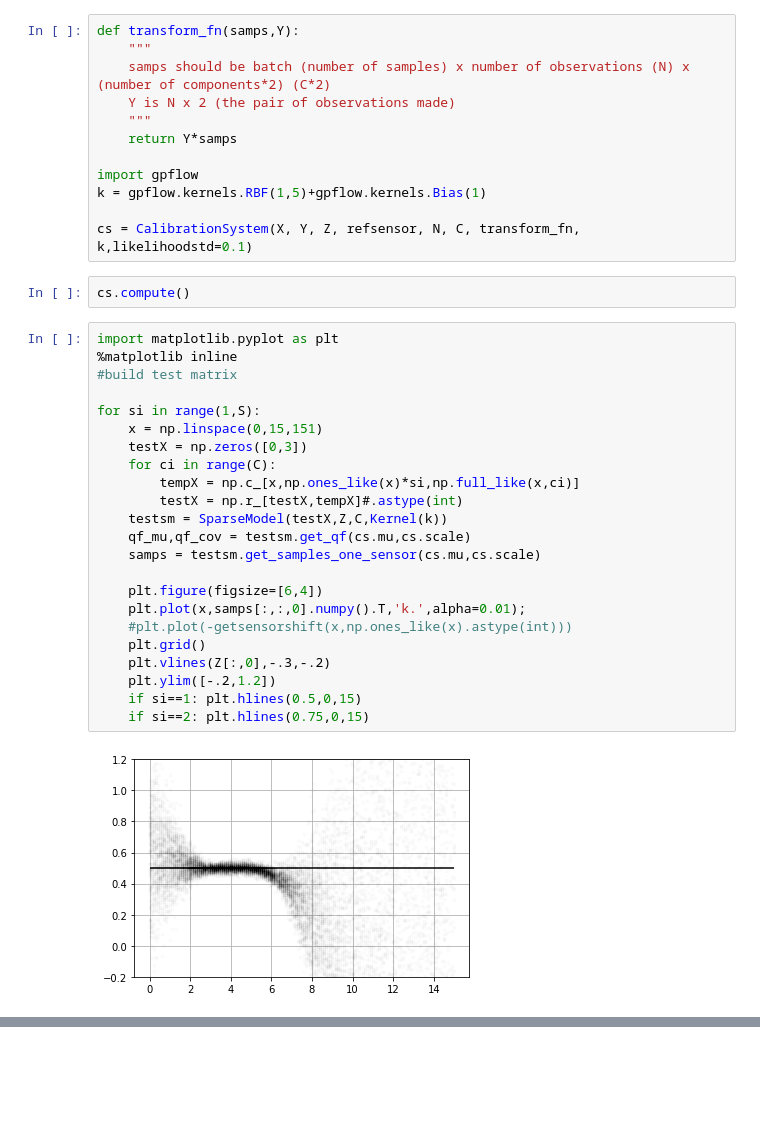
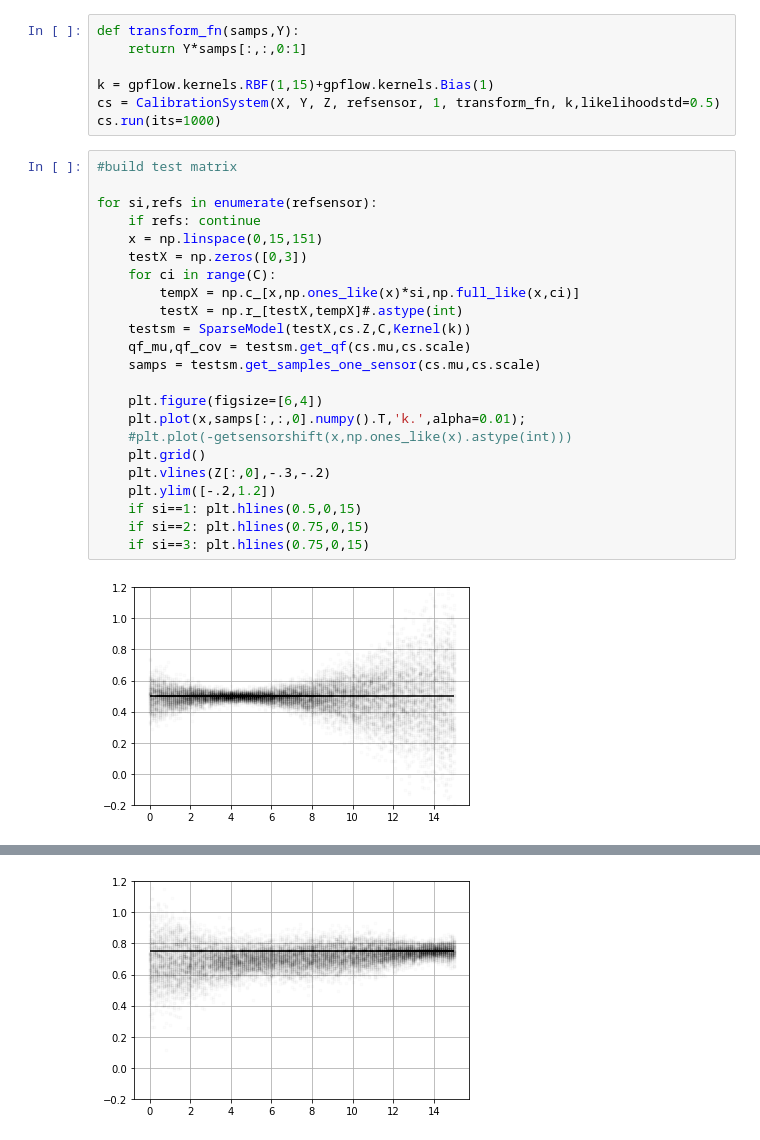
Before and after one commit to airqo-platform/calibration, a Jupyter notebook: jupyter/Module Test.ipynb, the cells around one changed output, grey strips where cells are left out. Cells and saved outputs as stored; diff of their text form; blank space fills up the shorter version.

```diff
--- a/jupyter/Module Test.ipynb
+++ b/jupyter/Module Test.ipynb
@@ -31,39 +27,32 @@ refsensor = np.array([1,0,0])
 # %%
 def transform_fn(samps,Y):
-    """
-    samps should be batch (number of samples) x number of observations (N) x (number of components*2) (C*2)
-    Y is N x 2 (the pair of observations made)
-    """
-    return Y*samps
+    return Y*samps[:,:,0:1]
 
-import gpflow
-k = gpflow.kernels.RBF(1,5)+gpflow.kernels.Bias(1)
-
-cs = CalibrationSystem(X, Y, Z, refsensor, N, C, transform_fn, k,likelihoodstd=0.1)
+k = gpflow.kernels.RBF(1,15)+gpflow.kernels.Bias(1)
+cs = CalibrationSystem(X, Y, Z, refsensor, 1, transform_fn, k,likelihoodstd=0.5)
+cs.run(its=1000)
-# %%
-cs.compute()
 # %%
-import matplotlib.pyplot as plt
-%matplotlib inline
 #build test matrix
 
-for si in range(1,S):
+for si,refs in enumerate(refsensor):
+    if refs: continue
     x = np.linspace(0,15,151)
     testX = np.zeros([0,3])
     for ci in range(C):
         tempX = np.c_[x,np.ones_like(x)*si,np.full_like(x,ci)]
         testX = np.r_[testX,tempX]#.astype(int)
-    testsm = SparseModel(testX,Z,C,Kernel(k))
+    testsm = SparseModel(testX,cs.Z,C,Kernel(k))
     qf_mu,qf_cov = testsm.get_qf(cs.mu,cs.scale)
     samps = testsm.get_samples_one_sensor(cs.mu,cs.scale)
 
     plt.figure(figsize=[6,4])
     plt.plot(x,samps[:,:,0].numpy().T,'k.',alpha=0.01);
     #plt.plot(-getsensorshift(x,np.ones_like(x).astype(int)))
     plt.grid()
     plt.vlines(Z[:,0],-.3,-.2)
     plt.ylim([-.2,1.2])
     if si==1: plt.hlines(0.5,0,15)
     if si==2: plt.hlines(0.75,0,15)
+    if si==3: plt.hlines(0.75,0,15)
 # %% [output]
-[figure, old version]
+[figure, new version]
@@ -70,0 +60 @@ for si in range(1,S):
+[figure, added]
```
Also changed, not shown: parts of 9 cells of this notebook, 1 other file.
